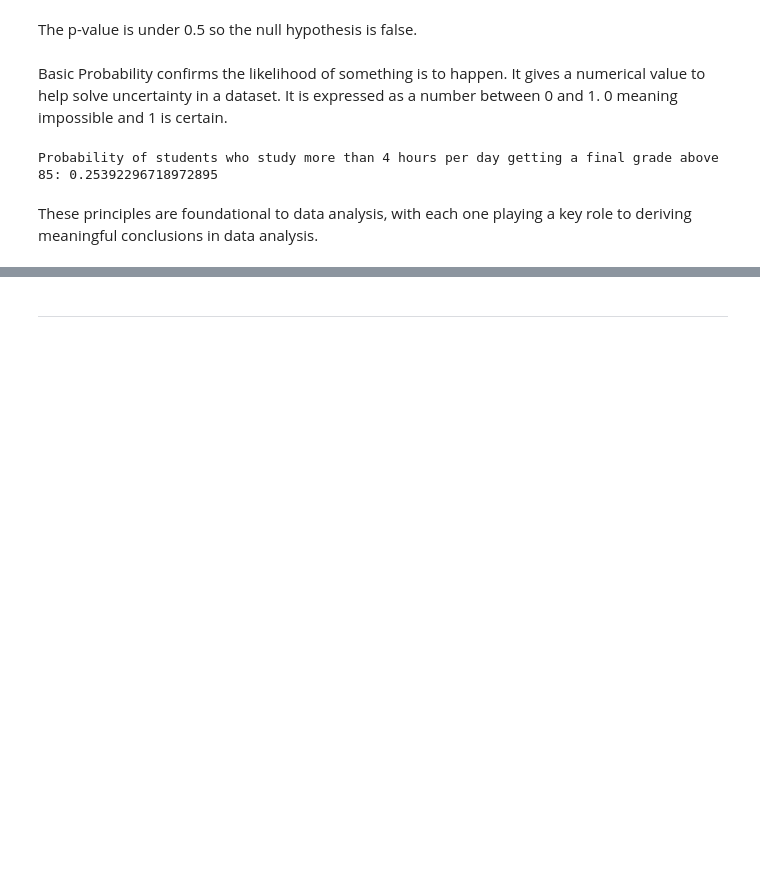
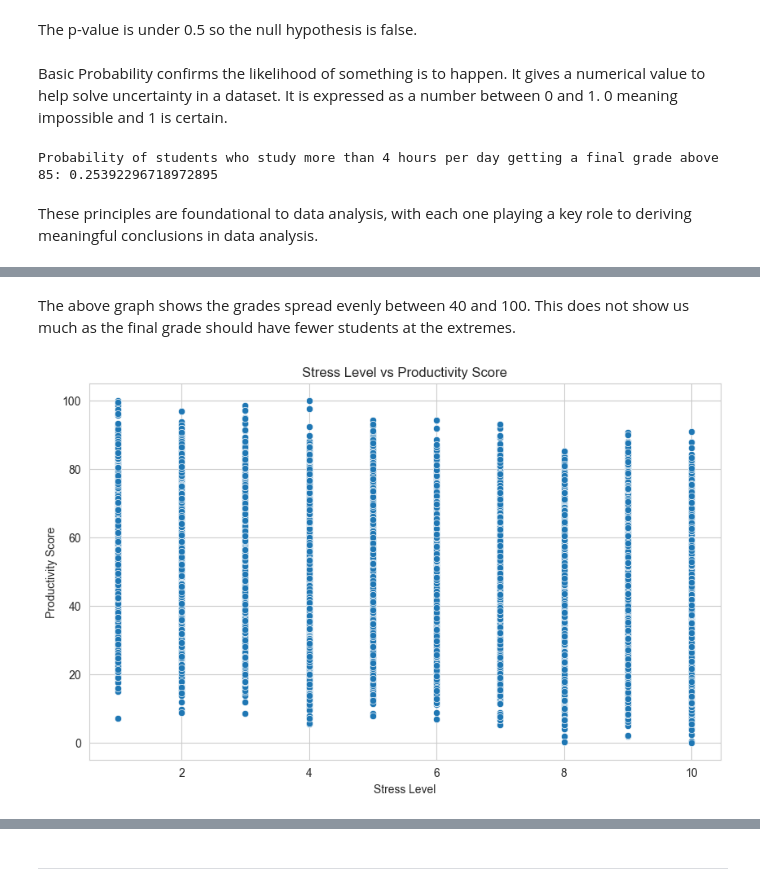
Before and after one commit to lehaanwar/Student-Productivity-and-Behaviours-Project, a Jupyter notebook: jupyter_notebooks/DataVis.ipynb, the cells around one changed output, grey strips where cells are left out. Cells and saved outputs as stored; diff of their text form; code cells hidden in the pictures; blank space fills up the shorter version.

```diff
--- a/jupyter_notebooks/DataVis.ipynb
+++ b/jupyter_notebooks/DataVis.ipynb
@@ -152,0 +165,12 @@ These principles are foundational to data analysis, with each one playing a key
+# %% [markdown]
+The above graph shows the grades spread evenly between 40 and 100. This does not show us much as the final grade should have fewer students at the extremes.
+# %%
+# show relationship between stress level and productivity score using a scatter plot.
+plt.figure(figsize=(10, 6))
+sns.scatterplot(x='stress_level', y='productivity_score', data=df)
+plt.title('Stress Level vs Productivity Score')
+plt.xlabel('Stress Level')
+plt.ylabel('Productivity Score')
+plt.show()
+# %% [output]
+[figure, added]
```
Also changed, not shown: parts of 33 cells of this notebook, 1 other file.
